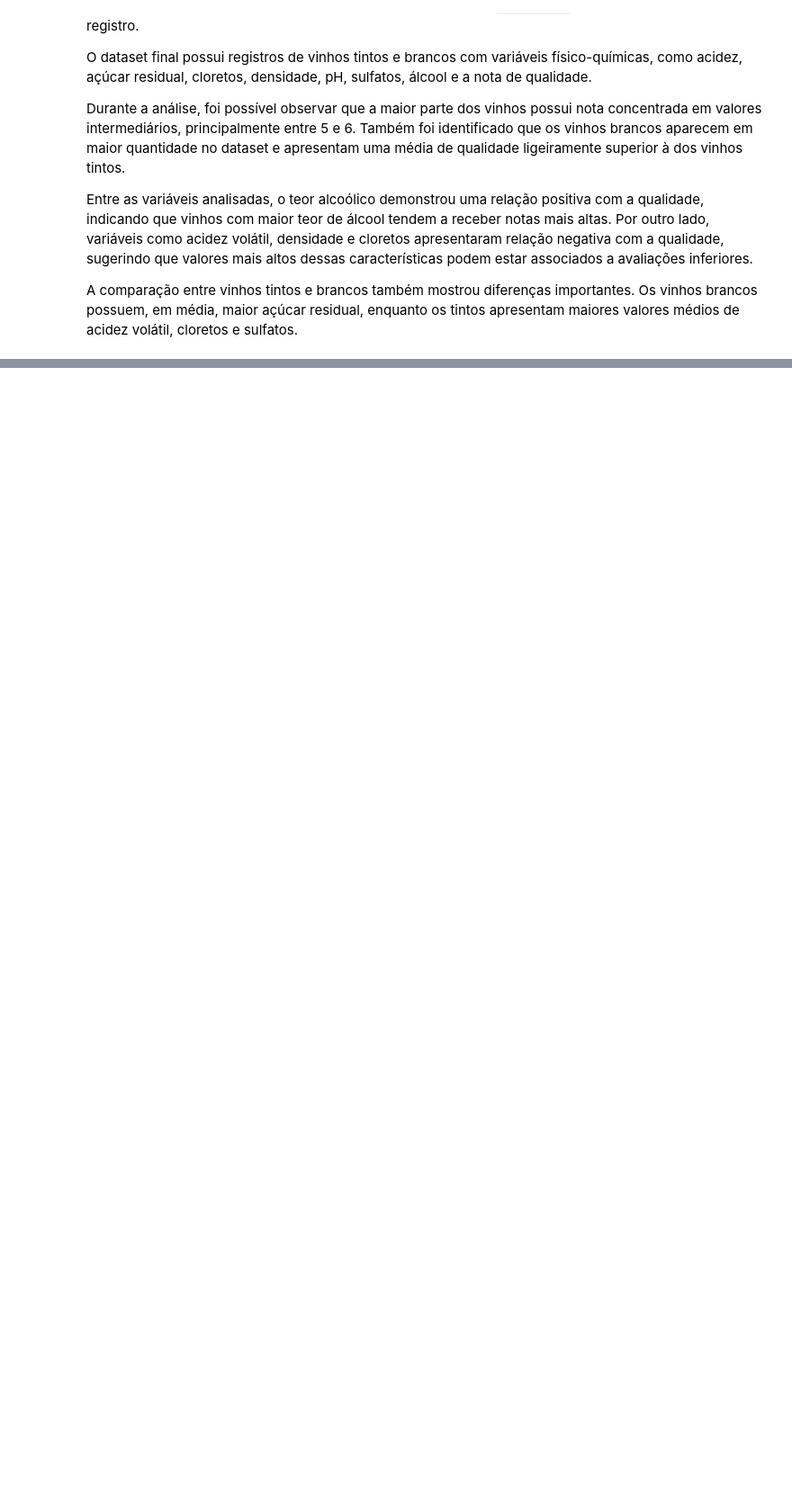
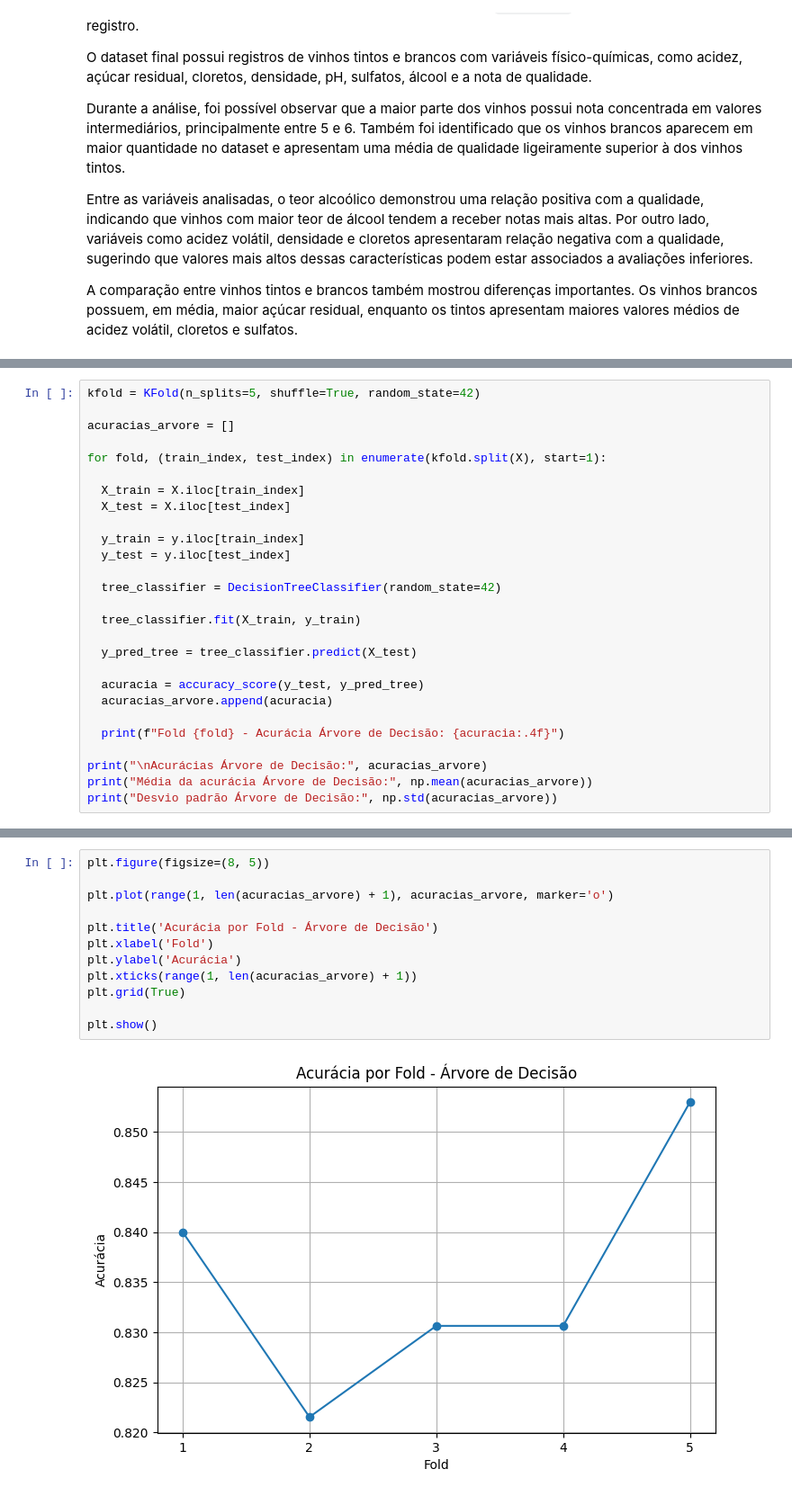
Before and after one commit to computacao-aplicada/lab01-eda-danborghi, a Jupyter notebook: EDA_WINE.ipynb, the cells around one changed output, grey strips where cells are left out. Shown at 90% size. Drawn from its saved outputs; the diff is of its cells as text; blank space fills up the shorter version.

```diff
--- a/EDA_WINE.ipynb
+++ b/EDA_WINE.ipynb
@@ -816,0 +852,27 @@ Desvio padrão: 0.016549453029563378
+# %%
+kfold = KFold(n_splits=5, shuffle=True, random_state=42)
+
+acuracias_arvore = []
+
+for fold, (train_index, test_index) in enumerate(kfold.split(X), start=1):
+
+  X_train = X.iloc[train_index]
+  X_test = X.iloc[test_index]
+
+  y_train = y.iloc[train_index]
+  y_test = y.iloc[test_index]
+
+  tree_classifier = DecisionTreeClassifier(random_state=42)
+
+  tree_classifier.fit(X_train, y_train)
+
+  y_pred_tree = tree_classifier.predict(X_test)
+
+  acuracia = accuracy_score(y_test, y_pred_tree)
+  acuracias_arvore.append(acuracia)
+
+  print(f"Fold {fold} - Acurácia Árvore de Decisão: {acuracia:.4f}")
+
+print("\nAcurácias Árvore de Decisão:", acuracias_arvore)
+print("Média da acurácia Árvore de Decisão:", np.mean(acuracias_arvore))
+print("Desvio padrão Árvore de Decisão:", np.std(acuracias_arvore))
@@ -816,0 +917,14 @@ Desvio padrão: 0.016549453029563378
+# %%
+plt.figure(figsize=(8, 5))
+
+plt.plot(range(1, len(acuracias_arvore) + 1), acuracias_arvore, marker='o')
+
+plt.title('Acurácia por Fold - Árvore de Decisão')
+plt.xlabel('Fold')
+plt.ylabel('Acurácia')
+plt.xticks(range(1, len(acuracias_arvore) + 1))
+plt.grid(True)
+
+plt.show()
+# %% [output]
+[figure, added]
```
Also changed, not shown: parts of 12 cells of this notebook.
